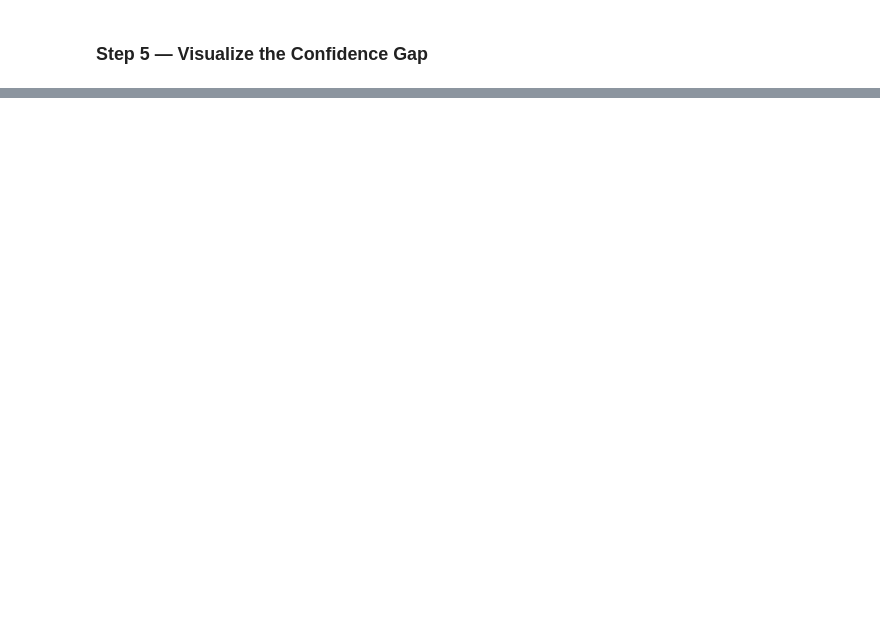
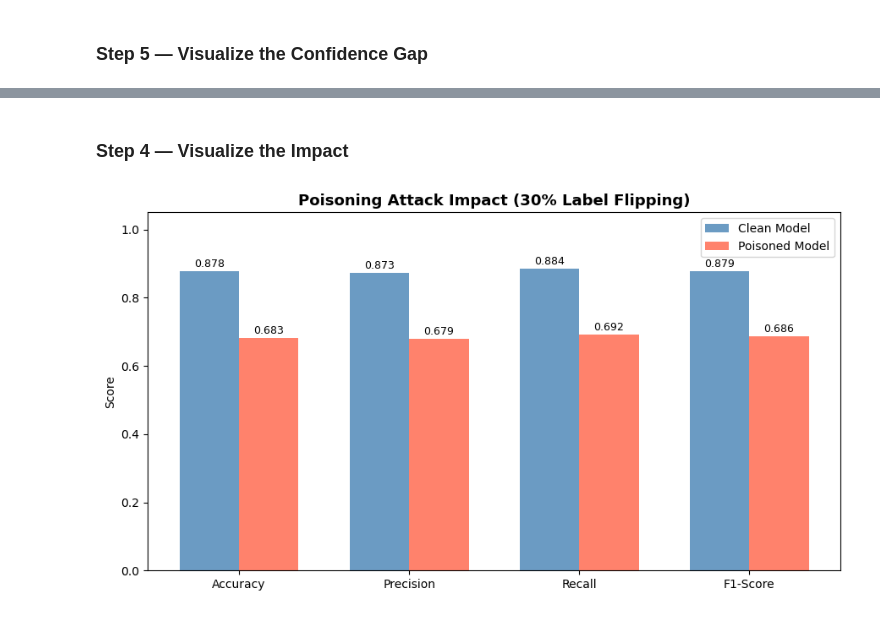
Before and after one commit to MohamedElsayed75/text-adversarial-robustness, a Jupyter notebook: model.ipynb, the cells around one changed output, grey strips where cells are left out. Cells and saved outputs as stored; diff of their text form; code cells hidden in the pictures; blank space fills up the shorter version.

Commit message:
Added poisoning attack

```diff
--- a/model.ipynb
+++ b/model.ipynb
@@ -410,0 +399,20 @@ The overfitting gap is the **root cause** of this vulnerability — the model as
+# %%
+import numpy as np
+
+POISON_RATE = 0.3   # fraction of training samples to flip (30%)
+
+np.random.seed(42)
+n_train = len(y_train_arr)
+n_poison = int(POISON_RATE * n_train)
+
+# Randomly select indices to poison
+poison_indices = np.random.choice(n_train, size=n_poison, replace=False)
+
+# Copy labels and flip selected ones
+y_train_poisoned = y_train_arr.copy()
+y_train_poisoned[poison_indices] = 1 - y_train_poisoned[poison_indices]
+
+n_flipped = (y_train_poisoned != y_train_arr).sum()
+print(f"Total training samples : {n_train}")
+print(f"Poison rate            : {POISON_RATE*100:.0f}%")
+print(f"Labels flipped         : {n_flipped}")
@@ -410,0 +509,42 @@ The overfitting gap is the **root cause** of this vulnerability — the model as
+# %% [markdown]
+### Step 4 — Visualize the Impact
+# %%
+import matplotlib.pyplot as plt
+
+metrics = ['Accuracy', 'Precision', 'Recall', 'F1-Score']
+clean_scores    = [
+    accuracy_score(y_test_arr, y_pred),
+    precision_score(y_test_arr, y_pred),
+    recall_score(y_test_arr, y_pred),
+    f1_score(y_test_arr, y_pred)
+]
+poisoned_scores = [
+    accuracy_score(y_test_arr, y_pred_poisoned),
+    precision_score(y_test_arr, y_pred_poisoned),
+    recall_score(y_test_arr, y_pred_poisoned),
+    f1_score(y_test_arr, y_pred_poisoned)
+]
+
+x = np.arange(len(metrics))
+width = 0.35
+
+fig, ax = plt.subplots(figsize=(9, 5))
+bars1 = ax.bar(x - width/2, clean_scores,    width, label='Clean Model',    color='steelblue', alpha=0.8)
+bars2 = ax.bar(x + width/2, poisoned_scores, width, label='Poisoned Model', color='tomato',    alpha=0.8)
+
+# Add value labels on bars
+for bar in bars1 + bars2:
+    ax.text(bar.get_x() + bar.get_width()/2, bar.get_height() + 0.005,
+            f'{bar.get_height():.3f}', ha='center', va='bottom', fontsize=9)
+
+ax.set_ylim(0, 1.05)
+ax.set_xticks(x)
+ax.set_xticklabels(metrics)
+ax.set_ylabel('Score')
+ax.set_title(f'Poisoning Attack Impact ({int(POISON_RATE*100)}% Label Flipping)', fontsize=13, fontweight='bold')
+ax.legend()
+plt.tight_layout()
+# plt.savefig('poisoning_attack.png', dpi=150)
+plt.show()
+# %% [output]
+[figure, added]
```
Also changed, not shown: parts of 20 cells of this notebook, 4 other files.
